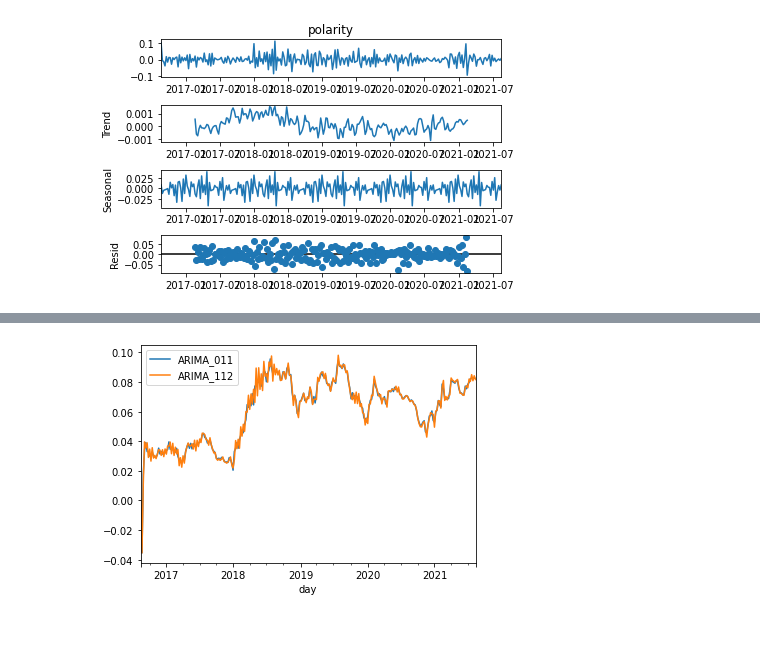
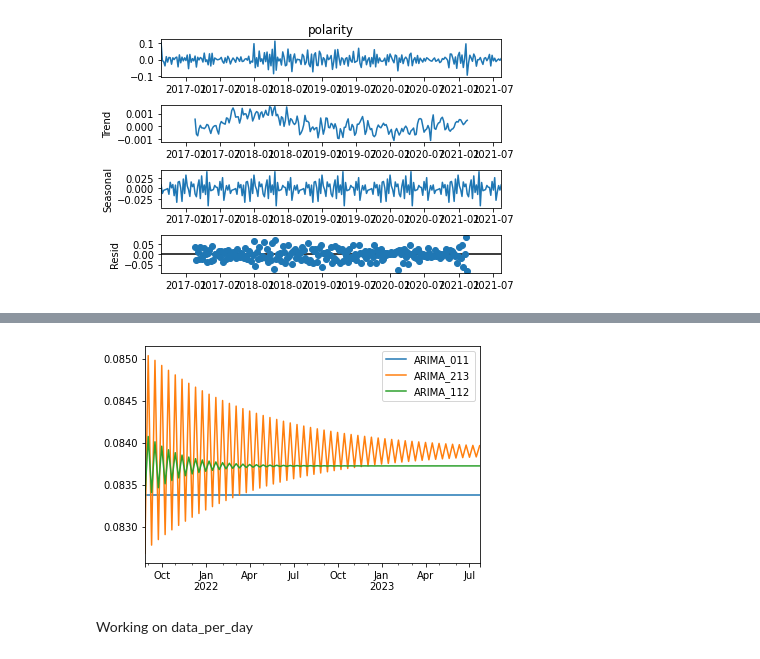
Before and after one commit to JulienF-Q/PBHLTH132, a Jupyter notebook: ph_notebook.ipynb, the cells around one changed output, grey strips where cells are left out. Drawn from its saved outputs; the diff is of its cells as text; code cells hidden in the pictures; blank space fills up the shorter version.

```diff
--- a/ph_notebook.ipynb
+++ b/ph_notebook.ipynb
@@ -160,4 +161,4 @@ Warnings:
 ARIMA_001 = ARIMA(data_per_week.polarity, order= (0,0,1)).fit()
 ARIMA_011 = ARIMA(data_per_week.polarity, order= (0,1,1)).fit()
 ARIMA_112 = ARIMA(data_per_week.polarity, order= (1,1,2)).fit()
-ARIMA_011.summary()
+ARIMA_213 = ARIMA(data_per_week.polarity, order= (2,1,3)).fit()
@@ -184,3 +167,6 @@ start, end = data_per_week.index[0], data_per_week.index[-1]
 
 data_per_week['ARIMA_011'] = ARIMA_011.predict(start, end)
 data_per_week['ARIMA_112'] = ARIMA_112.predict(start, end)
+data_per_week['ARIMA_213'] = ARIMA_213.predict(start, end)
+
+data_per_week[["polarity", "ARIMA_011", "ARIMA_112", "ARIMA_213"]].plot(figsize=(10, 6))
@@ -196,10 +176,13 @@ Timestamp('2022-08-15 00:00:00')
 # %%
-pred_start = data_per_day.index[-1]
-pred_end = data_per_day.index[-1] + pd.offsets.DateOffset(years=1)
-preds = pd.DataFrame(ARIMA_011.predict(start = start, end = end))
+pred_start, pred_end = len(data_per_week) + 1,len(data_per_week)+100
+preds = pd.DataFrame(ARIMA_011.predict(pred_start, pred_end))
 preds.columns = ['ARIMA_011']
-preds['ARIMA_112'] = ARIMA_112.predict(start = start, end = end)
+preds['ARIMA_213'] = ARIMA_213.predict(pred_start, pred_end)
+preds['ARIMA_112'] = ARIMA_112.predict(pred_start, pred_end)
+preds['ARIMA_112'] = ARIMA_112.predict(pred_start, pred_end)
 preds.plot()
 plt.show()
 # %% [output]
-[figure, old version]
+[figure, new version]
+# %% [markdown]
+Working on data_per_day
```
Also changed, not shown: parts of 16 cells of this notebook.
